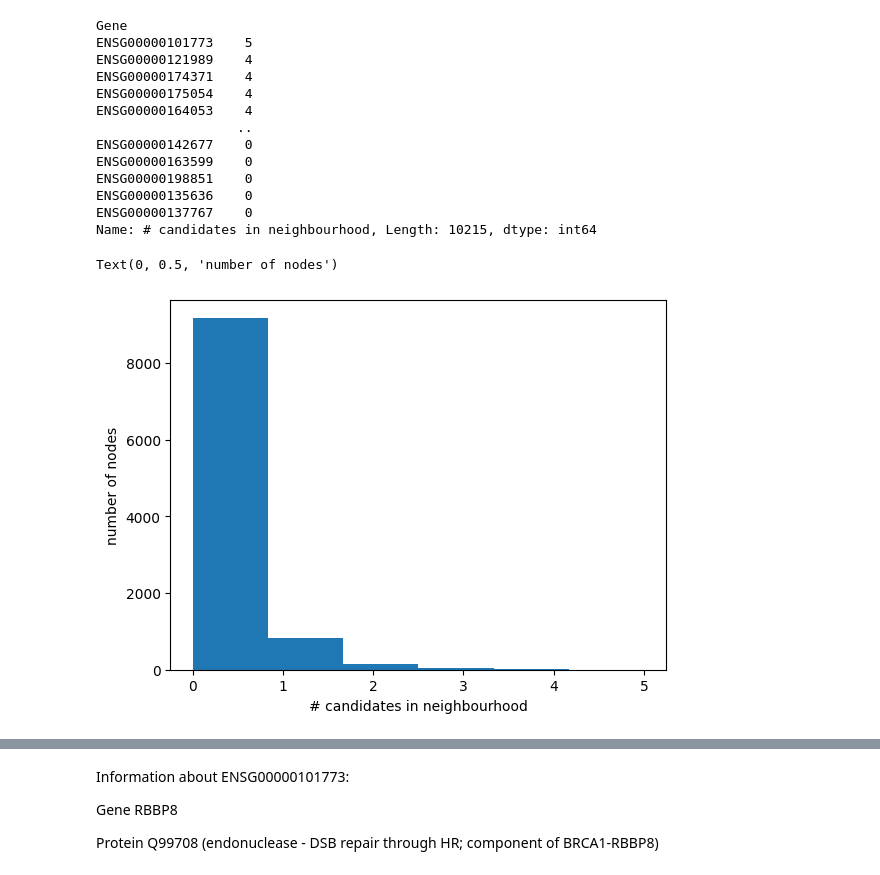
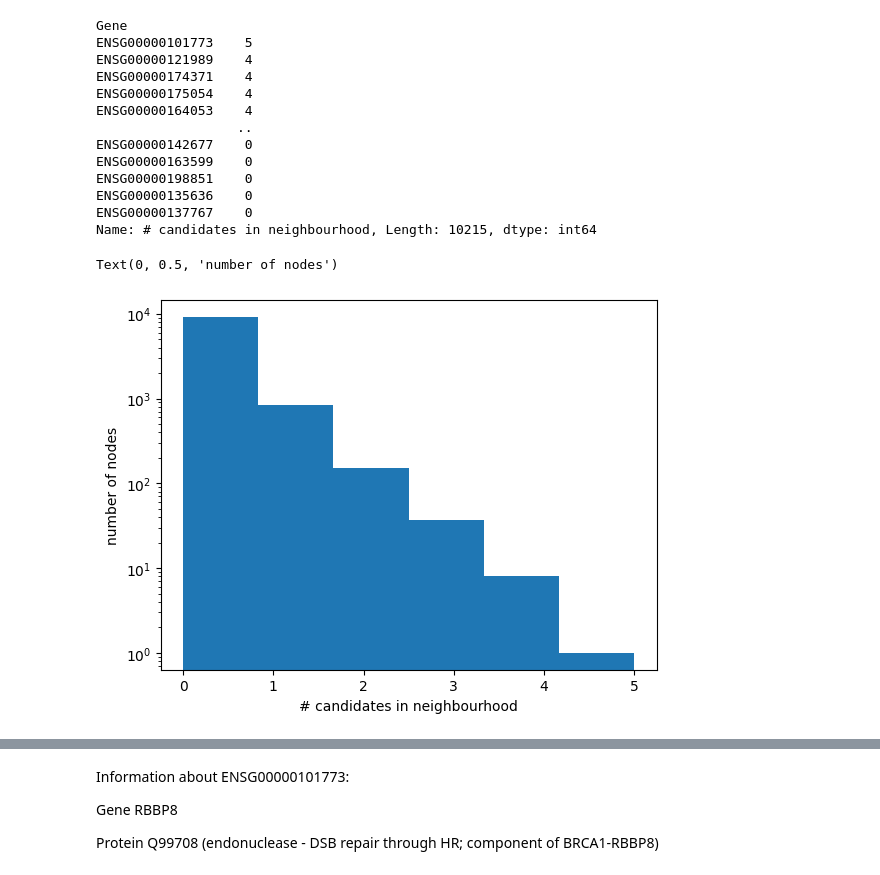
Before and after one commit to jjjk123/grexome-TIMC-Secondary-interactome, a Jupyter notebook: Interactome/humanInteractomeAnalysis.ipynb, the cells around one changed output, grey strips where cells are left out. Cells and saved outputs as stored; diff of their text form; code cells hidden in the pictures.

```diff
--- a/Interactome/humanInteractomeAnalysis.ipynb
+++ b/Interactome/humanInteractomeAnalysis.ipynb
@@ -79,10 +102,10 @@ ENSG00000135636    0
 ENSG00000137767    0
 Name: # candidates in neighbourhood, Length: 10215, dtype: int64
 # %%
-ax = s.plot.hist(bins=len(set(s.values)))
+ax = s.plot.hist(bins=len(set(s.values)), logy=True)
 ax.set_xlabel("# candidates in neighbourhood")
 ax.set_ylabel("number of nodes")
 # %% [output]
 Text(0, 0.5, 'number of nodes')
-[figure, old version]
+[figure, new version]
 # %%
```
Also changed, not shown: parts of 18 cells of this notebook, 8 other files.
